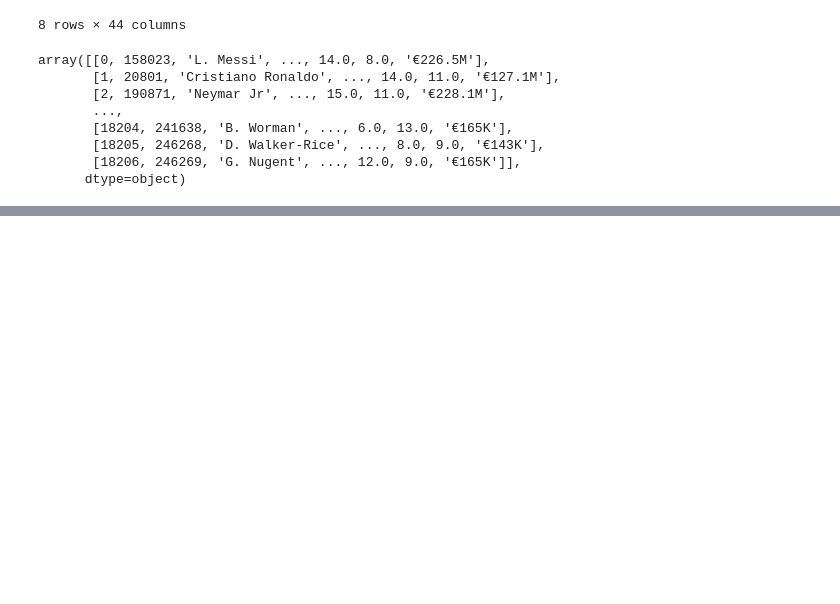
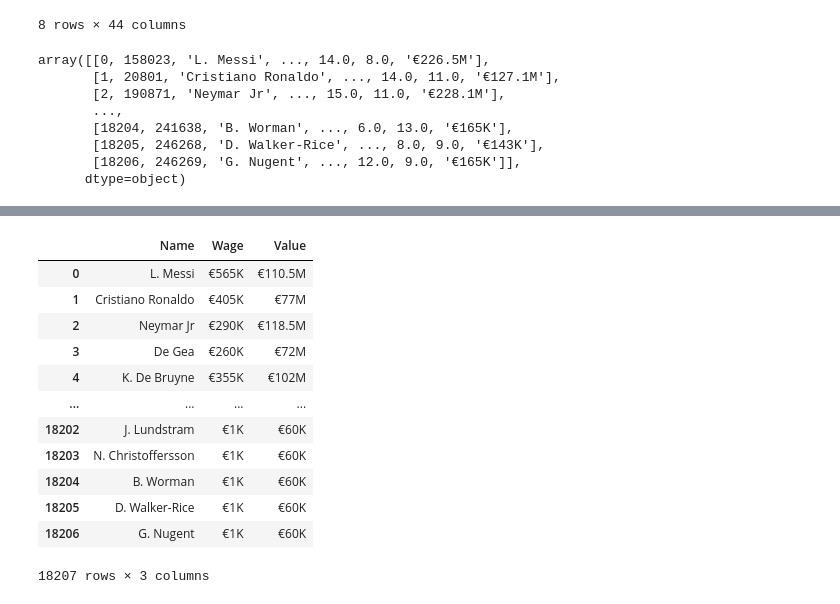
Before and after one commit to TheKinng96/PythonFifaDataAnalysing, a Jupyter notebook: fifa.ipynb, the cells around one changed output, grey strips where cells are left out. Cells and saved outputs as stored; diff of their text form; code cells hidden in the pictures; blank space fills up the shorter version.

```diff
--- a/fifa.ipynb
+++ b/fifa.ipynb
@@ -45,0 +97,24 @@ data_frame[data_frame["Age"] > 40]
+# %%
+df1 = pd.DataFrame(data_frame, columns = ['Name', 'Wage', 'Value'])
+def value_to_float(x):
+    if type(x) == float or type(x) == int:
+        return x
+    if 'K' in x :
+        if len(x) > 1:
+            return float(x.replace('K','')) * 1000
+        return
+df1['difference'] = str(int(df1['Value']) - int(df1['Wage']))
+# %% [output]
+|  | Name | Wage | Value |
+| 0 | L. Messi | €565K | €110.5M |
+| 1 | Cristiano Ronaldo | €405K | €77M |
+| 2 | Neymar Jr | €290K | €118.5M |
+| 3 | De Gea | €260K | €72M |
+| 4 | K. De Bruyne | €355K | €102M |
+| ... | ... | ... | ... |
+| 18202 | J. Lundstram | €1K | €60K |
+| 18203 | N. Christoffersson | €1K | €60K |
+| 18204 | B. Worman | €1K | €60K |
+| 18205 | D. Walker-Rice | €1K | €60K |
+| 18206 | G. Nugent | €1K | €60K |
+18207 rows × 3 columns
```
Also changed, not shown: parts of 5 cells of this notebook.
